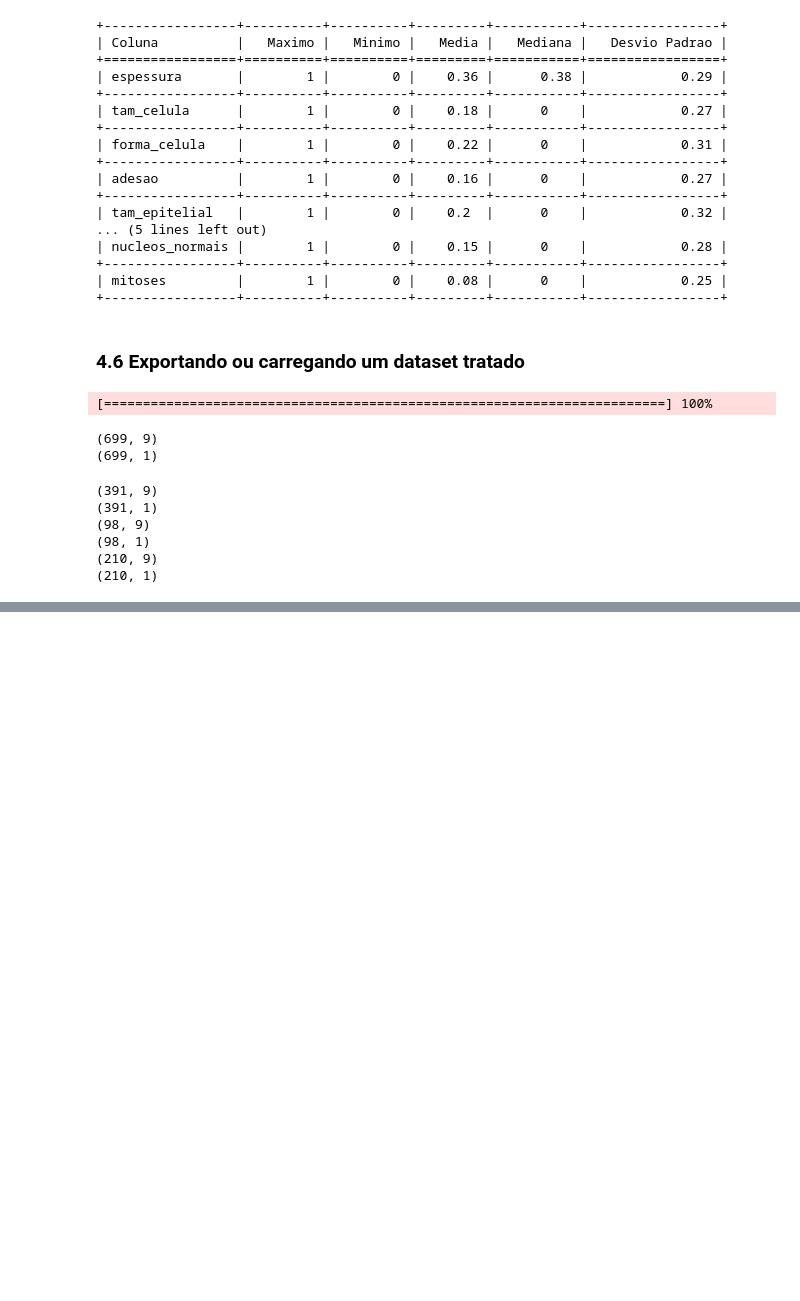
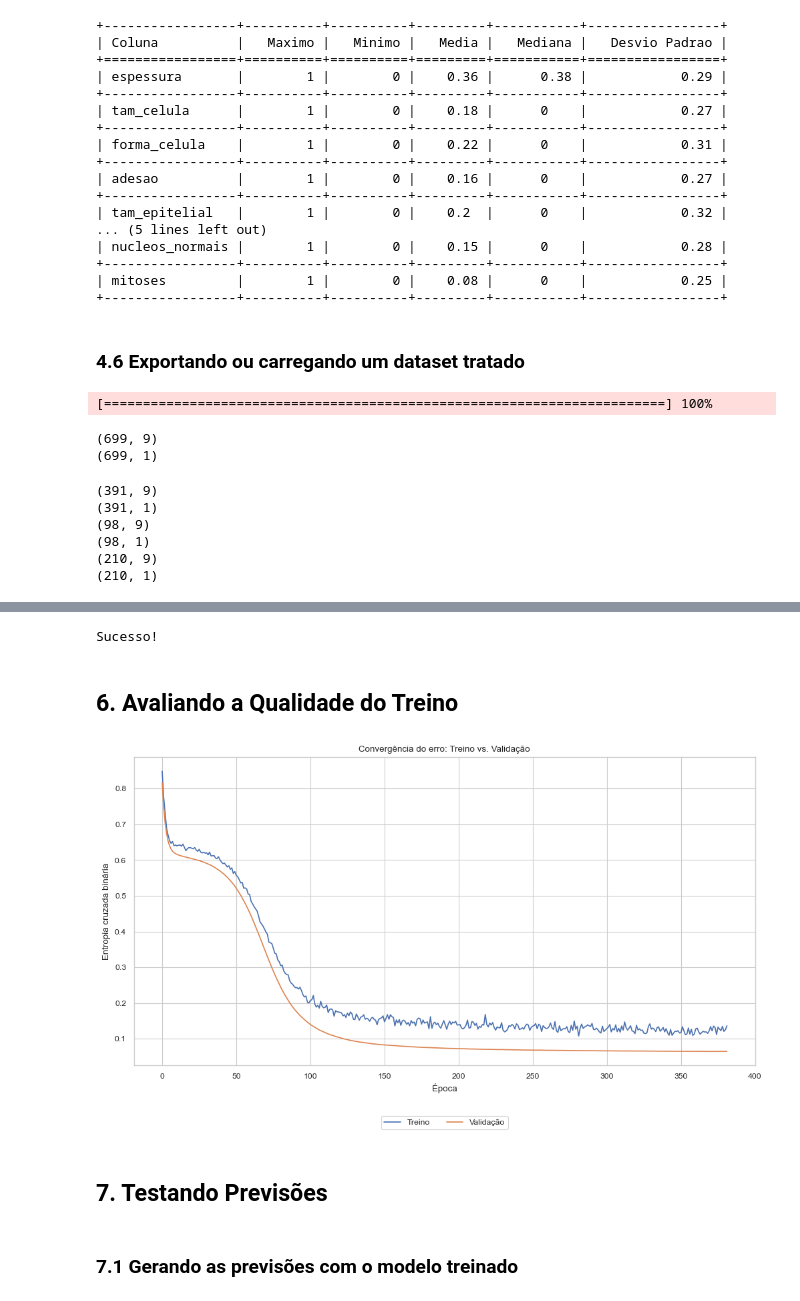
Before and after one commit to CesaoW/Redes_Neurais, a Jupyter notebook: deep_neural_network/DNN_breast_cancer.ipynb, the cells around one changed output, grey strips where cells are left out. Saved outputs shown, nothing was run; the diff lists cells and outputs as text; code cells hidden in the pictures; blank space fills up the shorter version.

```diff
--- a/deep_neural_network/DNN_breast_cancer.ipynb
+++ b/deep_neural_network/DNN_breast_cancer.ipynb
@@ -468,0 +578,34 @@ print(y_test.shape)
+# %%
+pygame.mixer.init()
+arquivo_mp3 = 'support_files/mario_coin.mp3'
+pygame.mixer.music.load(arquivo_mp3)
+pygame.mixer.music.play()
+while pygame.mixer.music.get_busy():
+    continue
+print('Sucesso!')
+# %% [output]
+Sucesso!
+# %% [markdown]
+## 6. Avaliando a Qualidade do Treino
+# %%
+history = np.load('models/history_model.npy', allow_pickle = True).item()
+sns.set(rc={'figure.figsize':(12, 6)})
+sns.set_style('whitegrid')
+sns.set_context('paper')
+train_metric = history['loss']
+valid_metric = history['val_loss']
+name_metric = 'Entropia cruzada binária'
+fig = plt.figure()
+plt.plot(train_metric, label = 'Treino')
+plt.plot(valid_metric, label = 'Validação')
+plt.ylabel(name_metric)
+plt.xlabel('Época')
+plt.title('Convergência do erro: Treino vs. Validação')
+plt.legend(loc = 'upper center', bbox_to_anchor = (0.5, -0.15), fancybox = True, shadow = False, ncol = 2)
+plt.show()
+# %% [output]
+[figure, added]
+# %% [markdown]
+## 7. Testando Previsões
+# %% [markdown]
+### 7.1 Gerando as previsões com o modelo treinado
```
Also changed, not shown: parts of 15 cells of this notebook, 4 other files.
